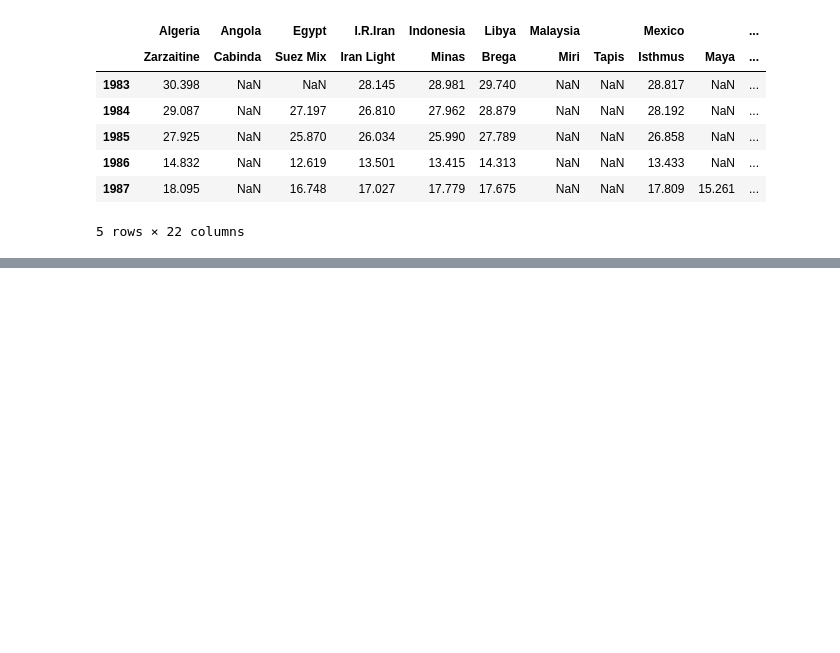
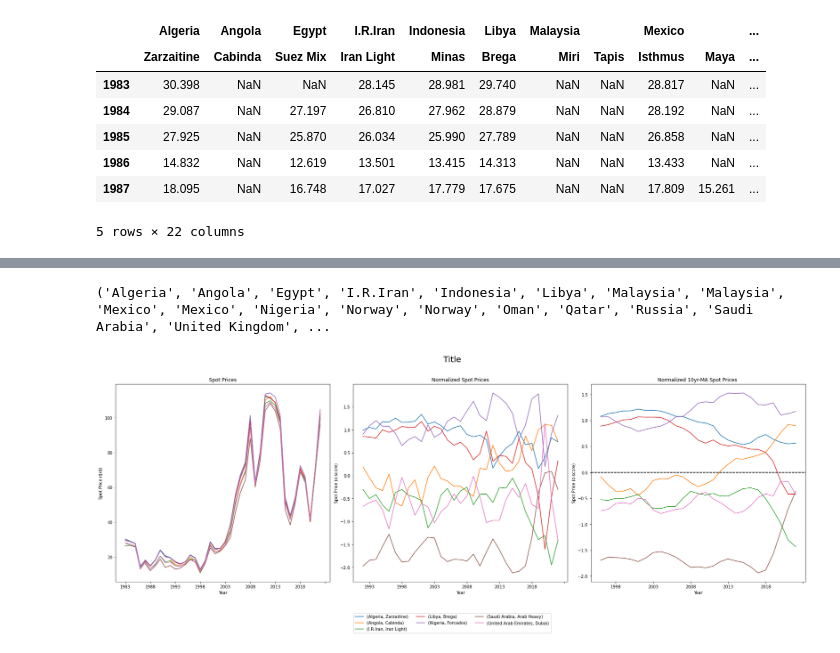
Before and after one commit to willcrodman/data_science_final_project, a Jupyter notebook: milestone_2.ipynb, the cells around one changed output, grey strips where cells are left out. Drawn from its saved outputs; the diff is of its cells as text; code cells hidden in the pictures; blank space fills up the shorter version.

```diff
--- a/milestone_2.ipynb
+++ b/milestone_2.ipynb
@@ -223,7 +231,7 @@ def price_plot_function(cols, title):
     ax3.axhline(y=0, color='black', linestyle='--')
 
     # Computing moving average for normalized spot prices.
-    oil_spot_prices_ma = oil_spot_prices_norm.rolling(window=10, min_periods=5).mean()
+    oil_spot_prices_ma = oil_spot_prices_norm.rolling(window=5, min_periods=5).mean()
 
     oil_spot_prices_ma.plot(kind='line', legend=False, ax=ax3)
     ax3.set_xlabel('Year')
@@ -243,0 +266,8 @@ price_plot_function(opec_sample_countries, "Title")
+# %%
+# Need to fix this...
+unzipped_columns = tuple(zip(*oil_spot_prices_df))[0]
+opec_sample_countries = opec_countries[opec_countries.isin(unzipped_columns)]
+price_plot_function(opec_sample_countries, "Title")
+# %% [output]
+('Algeria', 'Angola', 'Egypt', 'I.R.Iran', 'Indonesia', 'Libya', 'Malaysia', 'Malaysia', 'Mexico', 'Mexico', 'Nigeria', 'Norway', 'Norway', 'Oman', 'Qatar', 'Russia', 'Saudi Arabia', 'United Kingdom', ...
+[figure, added]
```
Also changed, not shown: parts of 6 cells of this notebook, 7 other files.
